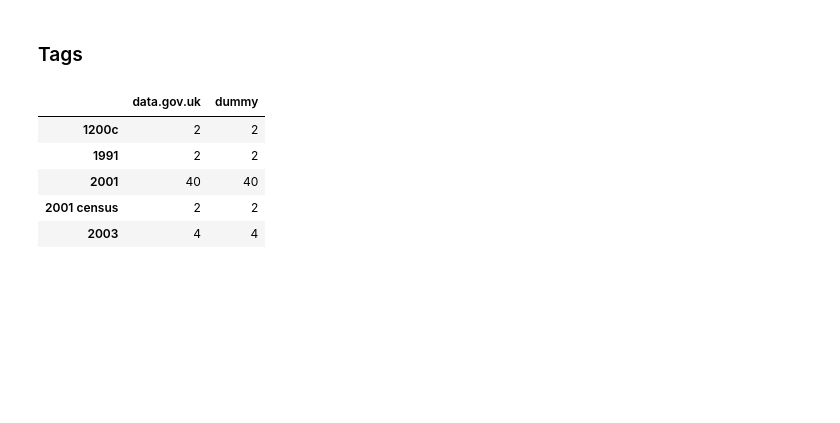
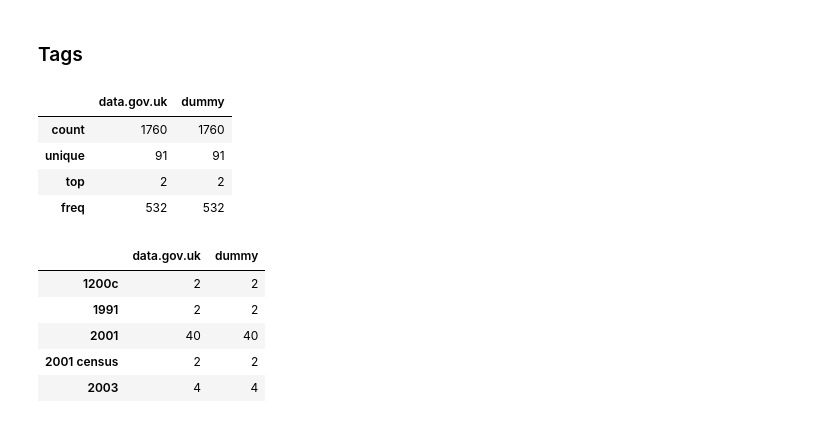
Before and after one commit to PublicDataLab/DataPortalExplorer, a Jupyter notebook: explore.ipynb, the cells around one changed output. Saved outputs shown, nothing was run; the diff lists cells and outputs as text; code cells hidden in the pictures; blank space fills up the shorter version.

```diff
--- a/explore.ipynb
+++ b/explore.ipynb
@@ -104,7 +117,7 @@ for k in PORTALS.keys():
     tags = get_tags(portal['url'])
     tags[k] = k
 
-    tags_df = tags_df.append(pd.DataFrame([tags], index=[k]))
+    tags_df = add_dict_to_df(tags_df, tags, k)
 
 tags_df = tags_df.transpose()
 tags_df = tags_df.drop(PORTALS.keys())
@@ -140,5 +163,13 @@ exts_df.head()
 # %% [markdown]
 ### Tags
+# %%
+tags_df.describe()
+# %% [output]
+|  | data.gov.uk | dummy |
+| count | 1760 | 1760 |
+| unique | 91 | 91 |
+| top | 2 | 2 |
+| freq | 532 | 532 |
 # %%
 tags_df.head()
 # %% [output]
```
Also changed, not shown: parts of 9 cells of this notebook.
